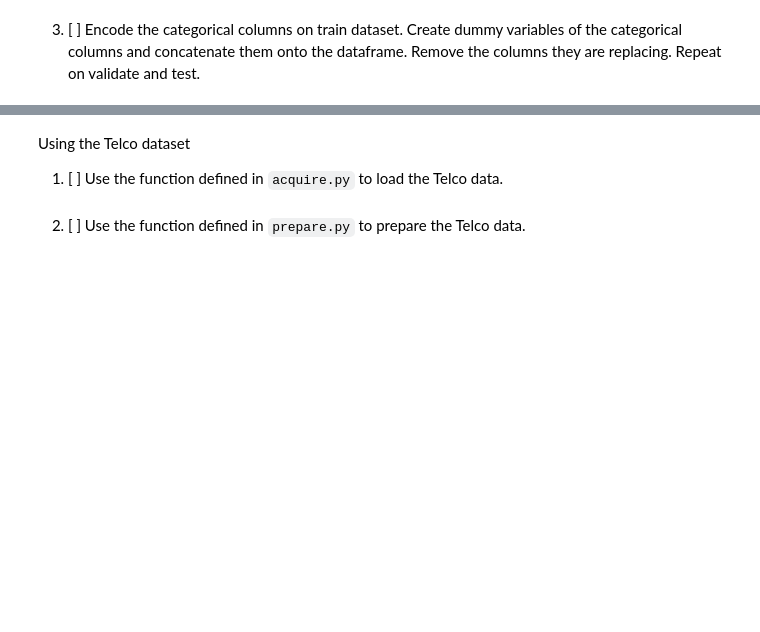
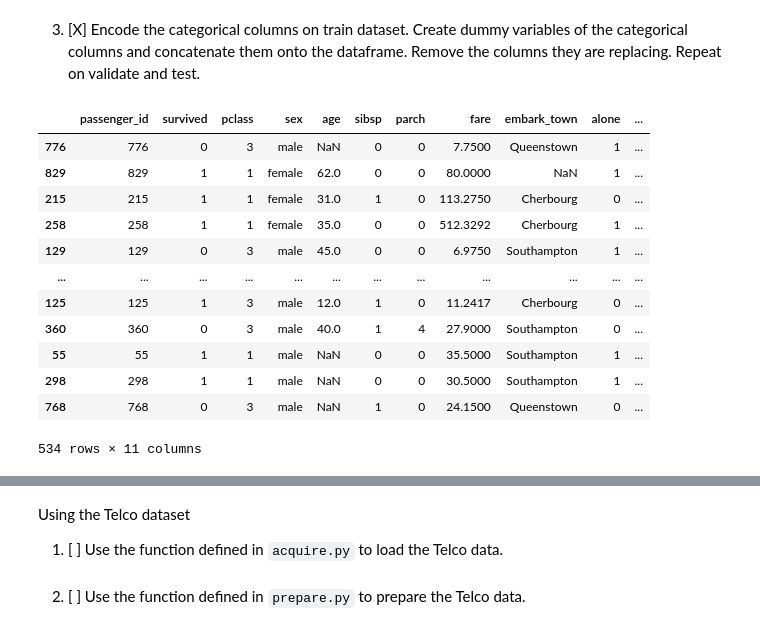
Before and after one commit to Michael-Nelson361/classification-exercises, a Jupyter notebook: modeling.ipynb, the cells around one changed output, grey strips where cells are left out. Cells and saved outputs as stored; diff of their text form; code cells hidden in the pictures; blank space fills up the shorter version.

Commit message:
Completed titanic exercises

```diff
--- a/modeling.ipynb
+++ b/modeling.ipynb
@@ -7,0 +17,3 @@ Using the Titanic dataset
+# %%
+titanic = acquire.get_titanic_data()
+titanic.head()
@@ -9,0 +47,3 @@ Using the Titanic dataset
+# %%
+titanic = prepare.prep_titanic(titanic)
+titanic.head()
@@ -9,0 +71,3 @@ Using the Titanic dataset
+# %%
+train,validate,test = prepare.split_df(titanic,'survived')
+acquire.df_info(train)
@@ -10,2 +86,20 @@ Using the Titanic dataset
 # %% [markdown]
-3. [ ] Encode the categorical columns on train dataset. Create dummy variables of the categorical columns and concatenate them onto the dataframe. Remove the columns they are replacing. Repeat on validate and test.
+3. [X] Encode the categorical columns on train dataset. Create dummy variables of the categorical columns and concatenate them onto the dataframe. Remove the columns they are replacing. Repeat on validate and test.
+# %%
+# split sex and append it to train
+train['is_male'] = pd.get_dummies(train.sex,drop_first=True).astype(int)
+train
+# %% [output]
+|  | passenger_id | survived | pclass | sex | age | sibsp | parch | fare | embark_town | alone | ... |
+| 776 | 776 | 0 | 3 | male | NaN | 0 | 0 | 7.7500 | Queenstown | 1 | ... |
+| 829 | 829 | 1 | 1 | female | 62.0 | 0 | 0 | 80.0000 | NaN | 1 | ... |
+| 215 | 215 | 1 | 1 | female | 31.0 | 1 | 0 | 113.2750 | Cherbourg | 0 | ... |
+| 258 | 258 | 1 | 1 | female | 35.0 | 0 | 0 | 512.3292 | Cherbourg | 1 | ... |
+| 129 | 129 | 0 | 3 | male | 45.0 | 0 | 0 | 6.9750 | Southampton | 1 | ... |
+| ... | ... | ... | ... | ... | ... | ... | ... | ... | ... | ... | ... |
+| 125 | 125 | 1 | 3 | male | 12.0 | 1 | 0 | 11.2417 | Cherbourg | 0 | ... |
+| 360 | 360 | 0 | 3 | male | 40.0 | 1 | 4 | 27.9000 | Southampton | 0 | ... |
+| 55 | 55 | 1 | 1 | male | NaN | 0 | 0 | 35.5000 | Southampton | 1 | ... |
+| 298 | 298 | 1 | 1 | male | NaN | 0 | 0 | 30.5000 | Southampton | 1 | ... |
+| 768 | 768 | 0 | 3 | male | NaN | 1 | 0 | 24.1500 | Queenstown | 0 | ... |
+534 rows × 11 columns
```
Also changed, not shown: parts of 25 cells of this notebook.
